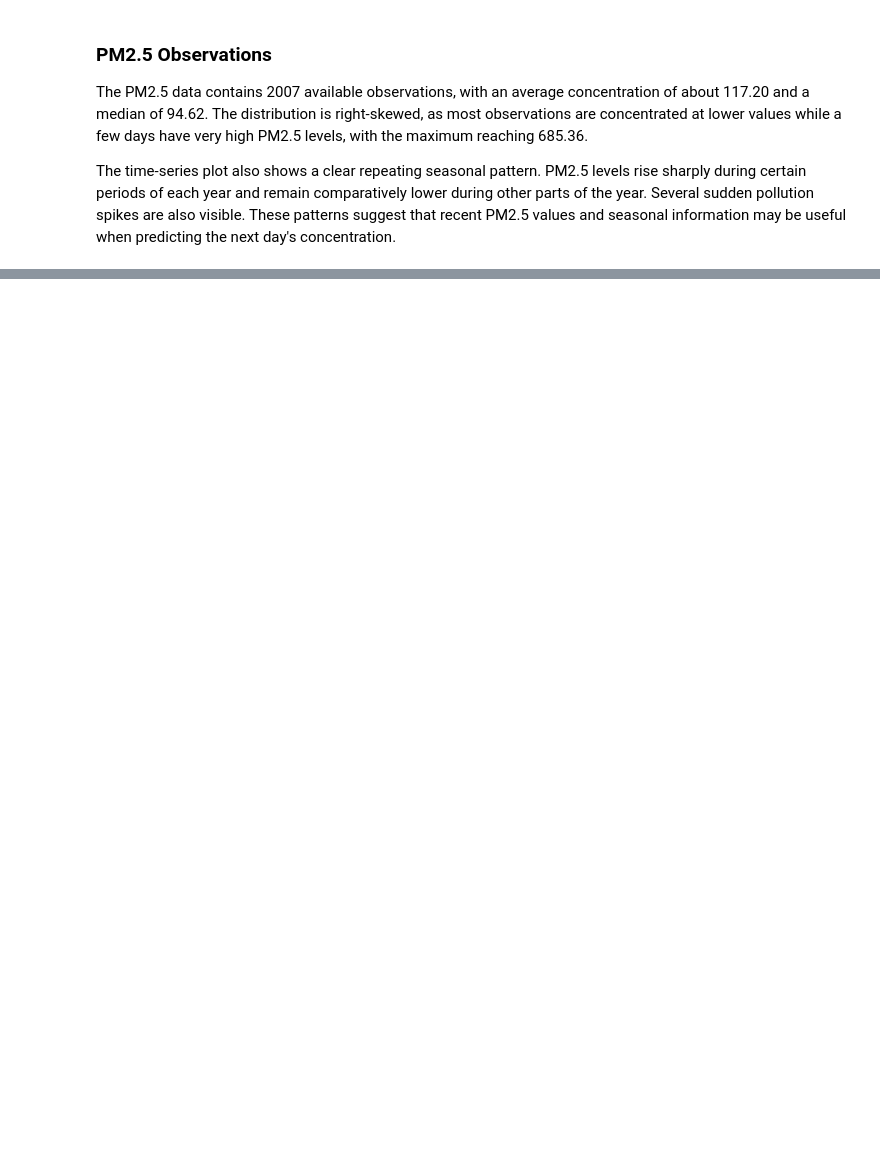
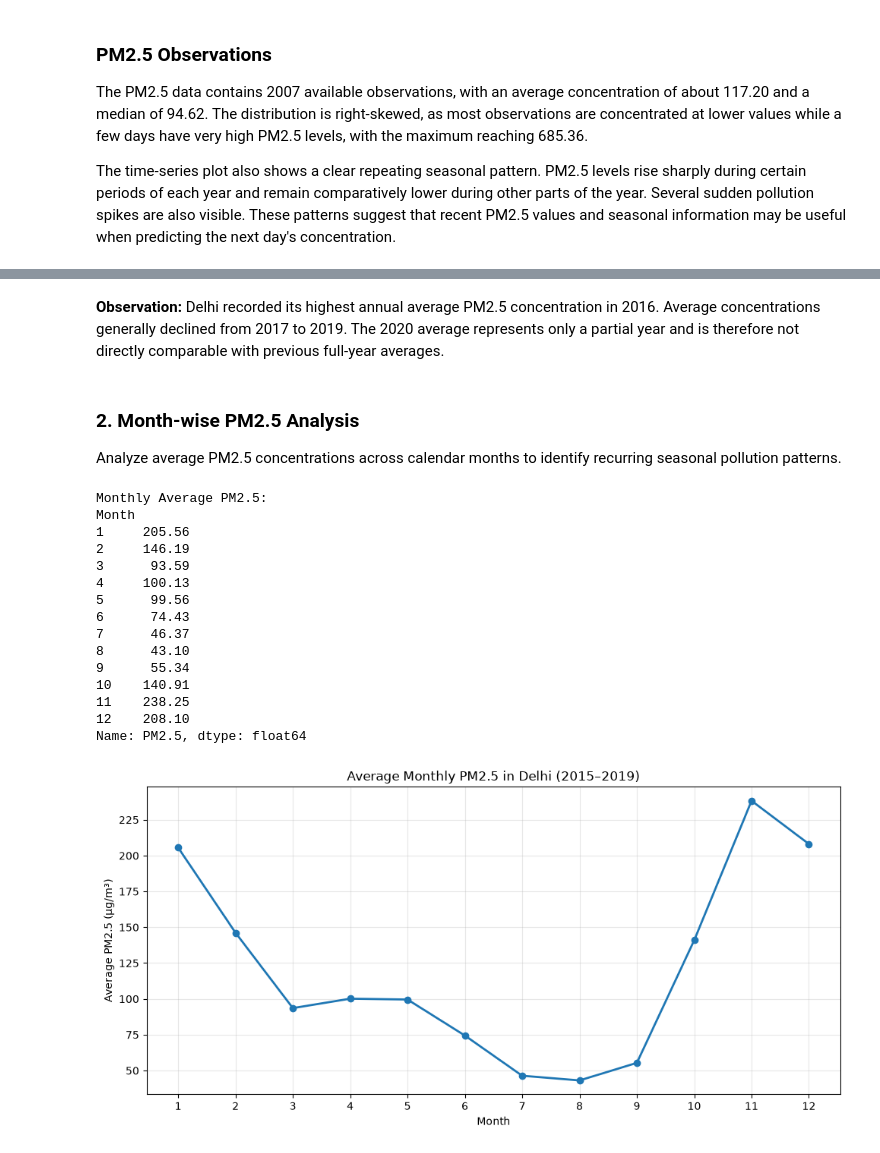
Before and after one commit to ajain347/NextDay-Air-quality-index_predictor, a Jupyter notebook: notebooks/01-eda.ipynb, the cells around one changed output, grey strips where cells are left out. Drawn from its saved outputs; the diff is of its cells as text; code cells hidden in the pictures; blank space fills up the shorter version.

Commit message:
Add Week 2 PM2.5 seasonal and winter spike analysis

```diff
--- a/notebooks/01-eda.ipynb
+++ b/notebooks/01-eda.ipynb
@@ -368,0 +422,43 @@ The time-series plot also shows a clear repeating seasonal pattern. PM2.5 levels
+# %% [markdown]
+**Observation:** Delhi recorded its highest annual average PM2.5 concentration in 2016. Average concentrations generally declined from 2017 to 2019. The 2020 average represents only a partial year and is therefore not directly comparable with previous full-year averages.
+# %% [markdown]
+### 2. Month-wise PM2.5 Analysis
+
+Analyze average PM2.5 concentrations across calendar months to identify recurring seasonal pollution patterns.
+# %%
+# Use complete years only for seasonal comparison
+monthly_data = delhi_daily[delhi_daily["Year"] < 2020]
+
+monthly_pm25 = monthly_data.groupby("Month")["PM2.5"].mean()
+
+print("Monthly Average PM2.5:")
+print(monthly_pm25.round(2))
+
+plt.figure(figsize=(10, 5))
+plt.plot(monthly_pm25.index, monthly_pm25.values,
+         marker="o", linewidth=2)
+
+plt.title("Average Monthly PM2.5 in Delhi (2015–2019)")
+plt.xlabel("Month")
+plt.ylabel("Average PM2.5 (µg/m³)")
+plt.xticks(range(1, 13))
+plt.grid(alpha=0.3)
+plt.tight_layout()
+plt.show()
+# %% [output]
+Monthly Average PM2.5:
+Month
+1     205.56
+2     146.19
+3      93.59
+4     100.13
+5      99.56
+6      74.43
+7      46.37
+8      43.10
+9      55.34
+10    140.91
+11    238.25
+12    208.10
+Name: PM2.5, dtype: float64
+[figure, added]
```
Also changed, not shown: parts of 36 cells of this notebook.
